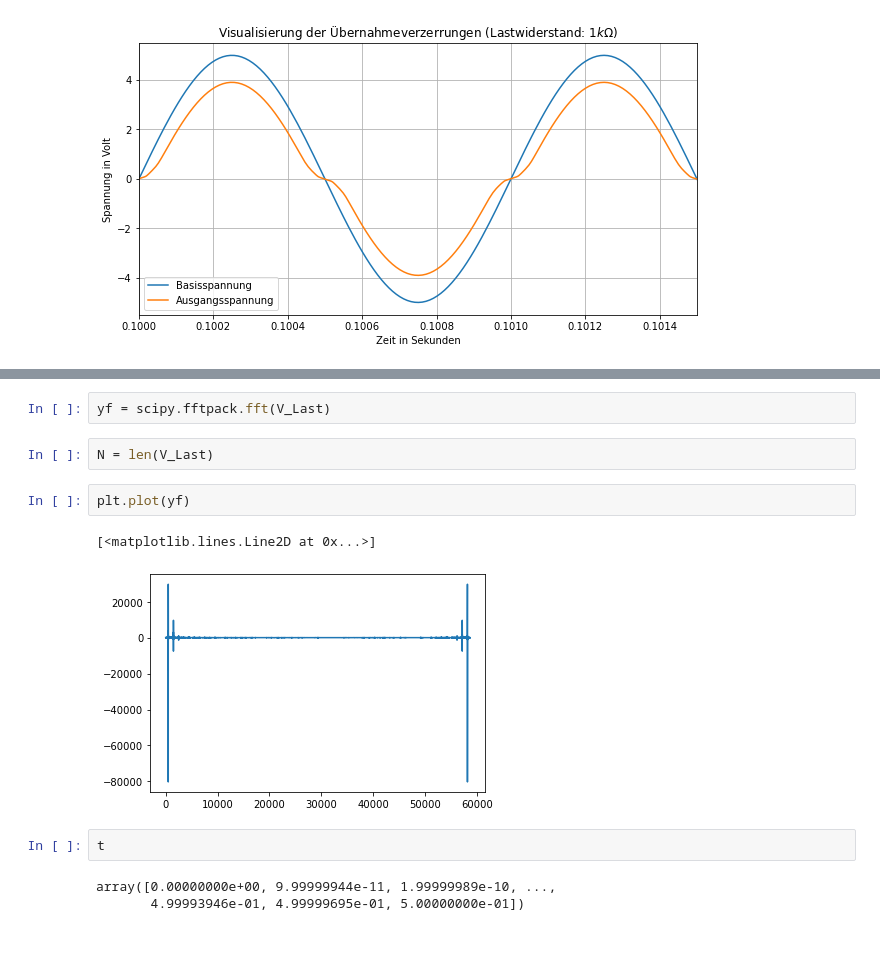
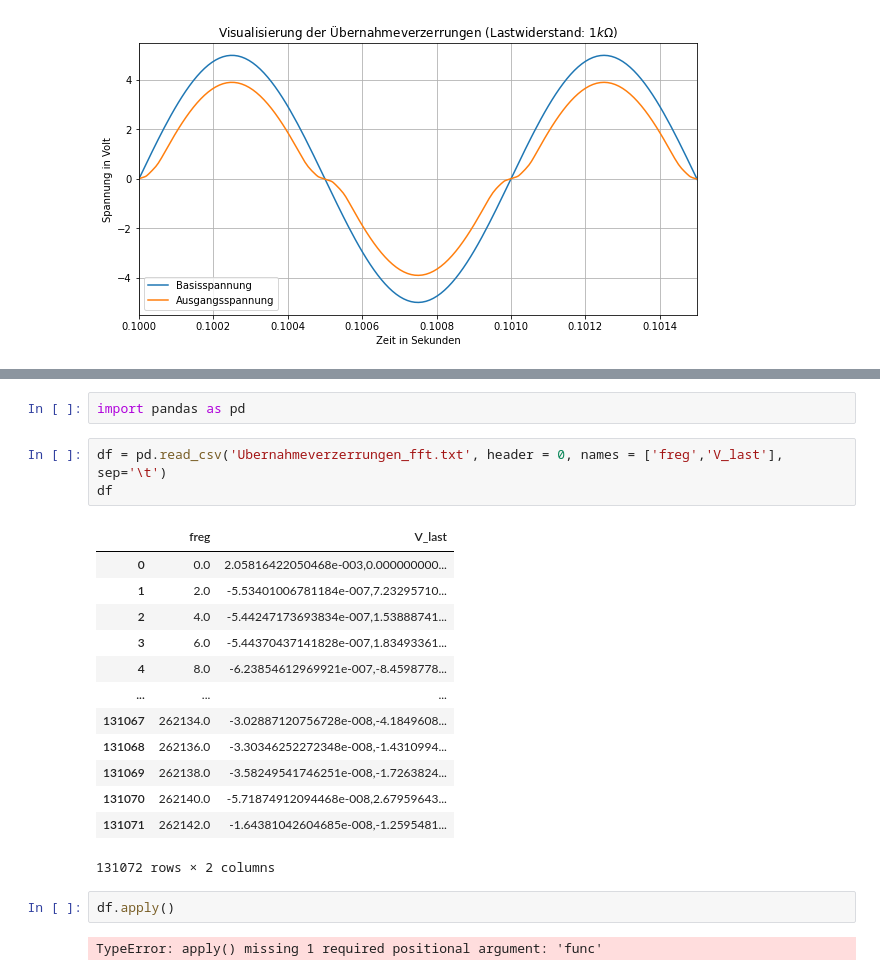
Before and after one commit to FritzMichael/HLST-Praktikum-Summer-2020, a Jupyter notebook: simulations/7_Leistungsendstufe/Untitled.ipynb, the cells around one changed output, grey strips where cells are left out. Saved outputs shown, nothing was run; the diff lists cells and outputs as text; blank space fills up the shorter version.

```diff
--- a/simulations/7_Leistungsendstufe/Untitled.ipynb
+++ b/simulations/7_Leistungsendstufe/Untitled.ipynb
@@ -28,14 +26,23 @@ import scipy.fftpack
-# %%
-yf = scipy.fftpack.fft(V_Last)
-# %%
-N = len(V_Last)
-# %%
-plt.plot(yf)
-# %% [output]
-[<matplotlib.lines.Line2D at 0x...>]
-[figure, removed]
-# %%
-t
-# %% [output]
-array([0.00000000e+00, 9.99999944e-11, 1.99999989e-10, ...,
-       4.99993946e-01, 4.99999695e-01, 5.00000000e-01])
+# %%
+import pandas as pd
+# %%
+df = pd.read_csv('Ubernahmeverzerrungen_fft.txt', header = 0, names = ['freg','V_last'], sep='\t')
+df
+# %% [output]
+|  | freg | V_last |
+| 0 | 0.0 | 2.05816422050468e-003,0.000000000... |
+| 1 | 2.0 | -5.53401006781184e-007,7.23295710... |
+| 2 | 4.0 | -5.44247173693834e-007,1.53888741... |
+| 3 | 6.0 | -5.44370437141828e-007,1.83493361... |
+| 4 | 8.0 | -6.23854612969921e-007,-8.4598778... |
+| ... | ... | ... |
+| 131067 | 262134.0 | -3.02887120756728e-008,-4.1849608... |
+| 131068 | 262136.0 | -3.30346252272348e-008,-1.4310994... |
+| 131069 | 262138.0 | -3.58249541746251e-008,-1.7263824... |
+| 131070 | 262140.0 | -5.71874912094468e-008,2.67959643... |
+| 131071 | 262142.0 | -1.64381042604685e-008,-1.2595481... |
+131072 rows × 2 columns
+# %%
+df.apply()
+# %% [output]
+TypeError: apply() missing 1 required positional argument: 'func'
```
Also changed, not shown: parts of 7 cells of this notebook, 3 other files.
